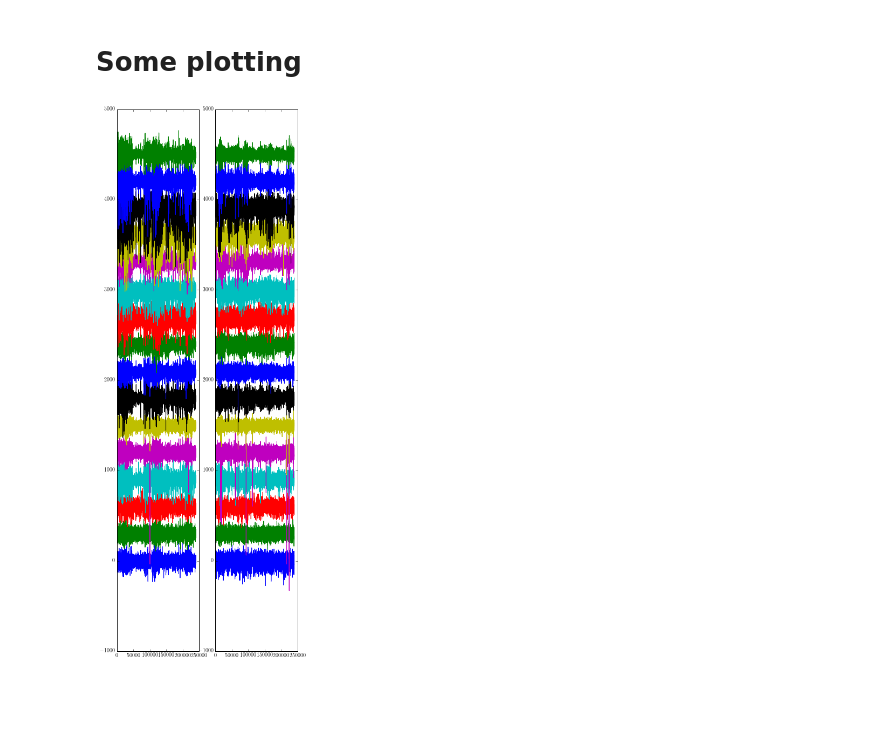
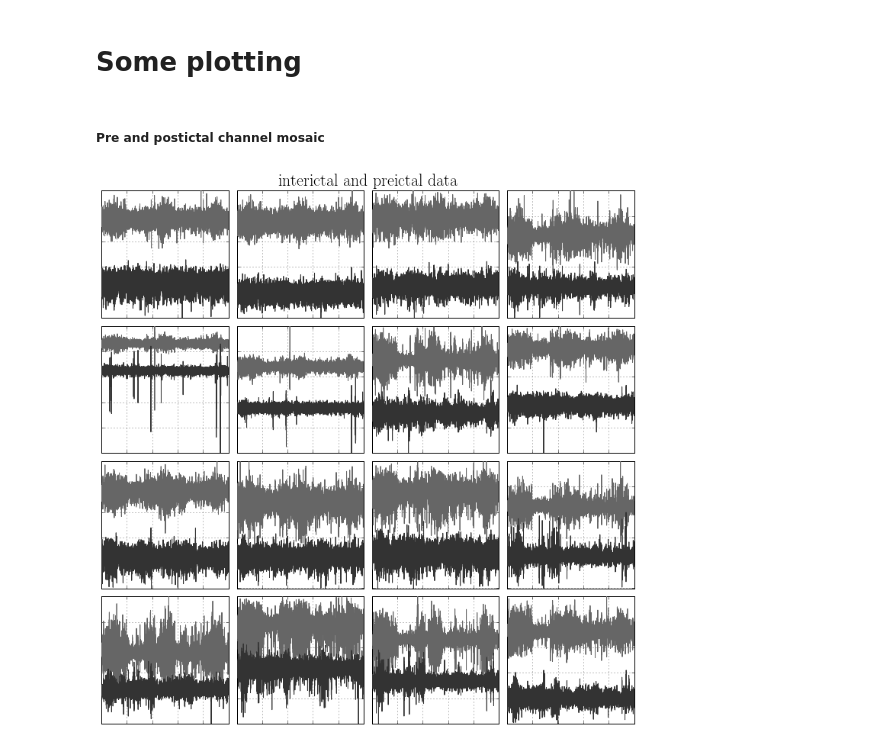
Before and after one commit to tphinkle/kaggle_seizure, a Jupyter notebook: seizure.ipynb, the cells around one changed output. Saved outputs shown, nothing was run; the diff lists cells and outputs as text; code cells hidden in the pictures; blank space fills up the shorter version.

Commit message:
added mosaic plot

```diff
--- a/seizure.ipynb
+++ b/seizure.ipynb
@@ -153,18 +93,42 @@ IndexError: list index out of range
 # %% [markdown]
 # Some plotting
-# %%
-fig = plt.figure(figsize = (6,18))
-
-gs = matplotlib.gridspec.GridSpec(1, 2)
-
-ax0 = plt.subplot(gs[0])
-for i in xrange(num_channels):
-    plt.plot(get_channel(interictal_df, i)+i*300)
-
-ax1 = plt.subplot(gs[1])
-for i in xrange(num_channels):
-    plt.plot(get_channel(preictal_df, i)+i*300)
-
-plt.show()
-# %% [output]
-[figure, removed]
+# %% [markdown]
+##### Pre and postictal channel mosaic
+# %%
+fig = plt.figure(figsize = (10,10))
+
+plt.suptitle('interictal and preictal data', y = 1.015, size = suptitle_size)
+
+gs = matplotlib.gridspec.GridSpec(4, 4)
+
+offset = 500
+
+for i in range(num_channels):
+    interictal_data = get_channel(interictal_df, i)
+    preictal_data = get_channel(preictal_df, i)
+
+    ax = plt.subplot(gs[i])
+
+    plt.plot(interictal_data + offset, zorder = 100, c = gray_color)
+    plt.plot(preictal_data, zorder = 100, c = darkgray_color)
+
+
+    plt.xlim(0, len(preictal_data))
+    rng = np.max(interictal_data+offset) - np.min(preictal_data)
+    plt.ylim(np.min(preictal_data), np.max(interictal_data + offset))
+
+    plt.grid()
+    plt.xticks([i*len(preictal_data)/5. for i in range(5)])
+    plt.yticks([np.min(preictal_data) + i*rng/5. for i in range(5)])
+    ax.xaxis.set_ticklabels([])
+    ax.yaxis.set_ticklabels([])
+
+fig.tight_layout()
+
+save_file_path = '/home/preston/Desktop/Programming/datasci/projects/eeg_seizure/figs/' + str(patient_num) + '_' + \
+str(training_num) + '_mosaic.png'
+plt.savefig(save_file_path, dpi = 300)
+
+plt.show()
+# %% [output]
+[figure, added]
```
Also changed, not shown: parts of 8 cells of this notebook.
